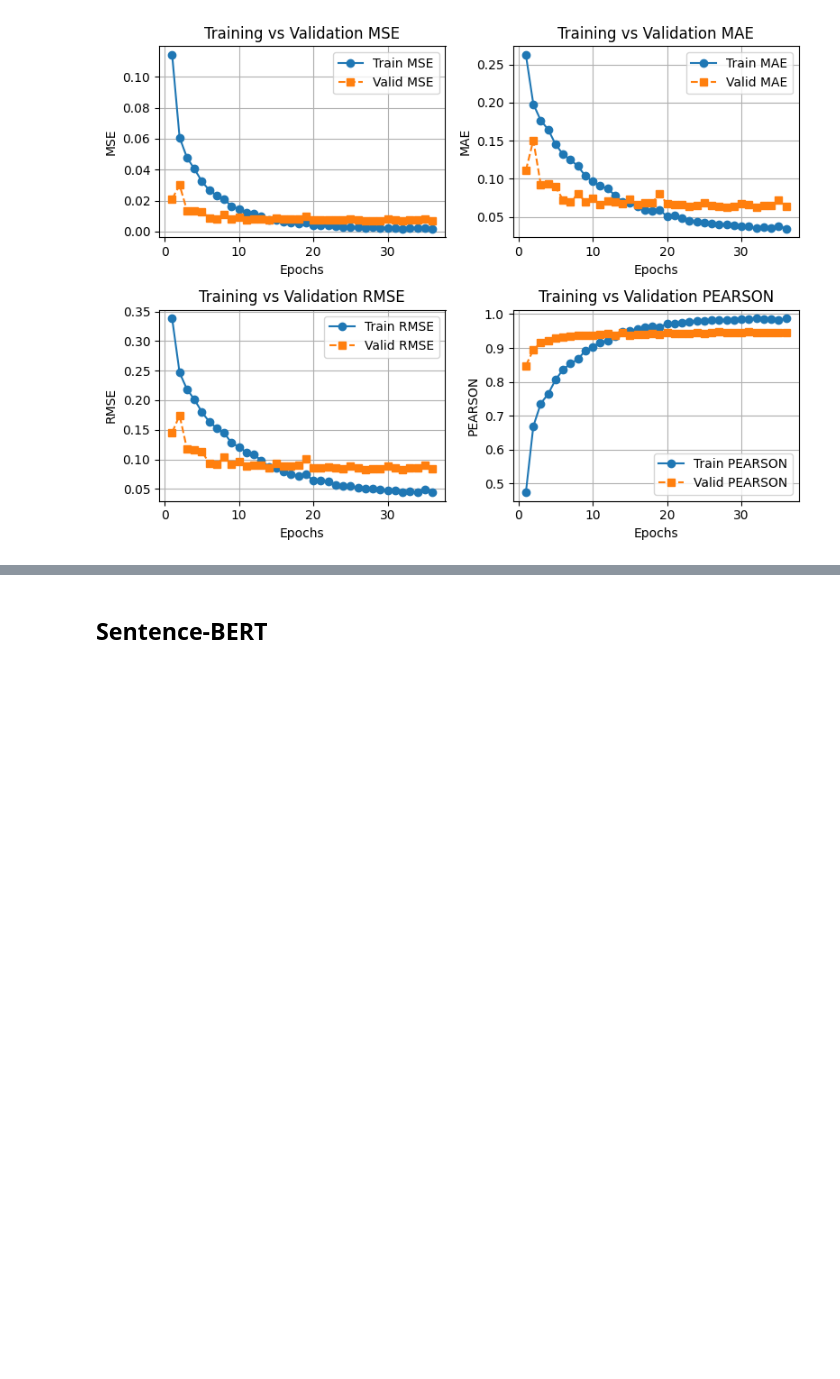
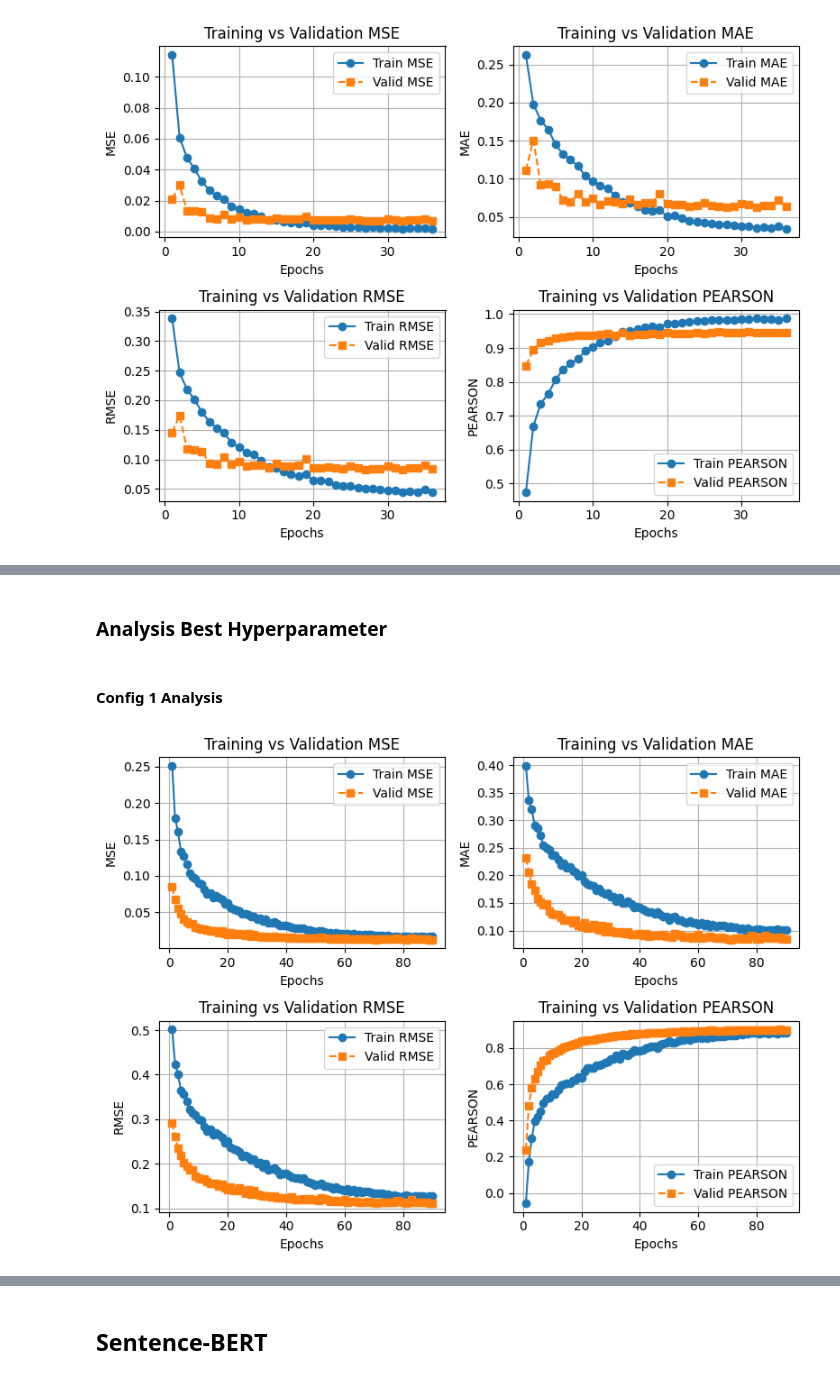
Before and after one commit to bwbayu/llm_aes, a Jupyter notebook: notebooks/bert_analysis.ipynb, the cells around one changed output, grey strips where cells are left out. Saved outputs shown, nothing was run; the diff lists cells and outputs as text; code cells hidden in the pictures; blank space fills up the shorter version.

Commit message:
feat: analysis freeze transformer layer result

```diff
--- a/notebooks/bert_analysis.ipynb
+++ b/notebooks/bert_analysis.ipynb
@@ -267,0 +298,4 @@ plot_training(df_bert_after_0)
+# %%
+df_bert_epoch_freeze = pd.read_csv("../experiments/results/results_epoch_bert_freeze.csv")
+print(df_bert_epoch_freeze.info())
+df_bert_epoch_freeze.head()
@@ -267,0 +364,9 @@ plot_training(df_bert_after_0)
+# %% [markdown]
+### Analysis Best Hyperparameter
+# %% [markdown]
+#### Config 1 Analysis
+# %%
+df_bert_freeze_1 = df_bert_epoch_freeze[df_bert_epoch_freeze['config_id']==1]
+plot_training(df_bert_freeze_1)
+# %% [output]
+[figure, added]
```
Also changed, not shown: parts of 9 cells of this notebook.
